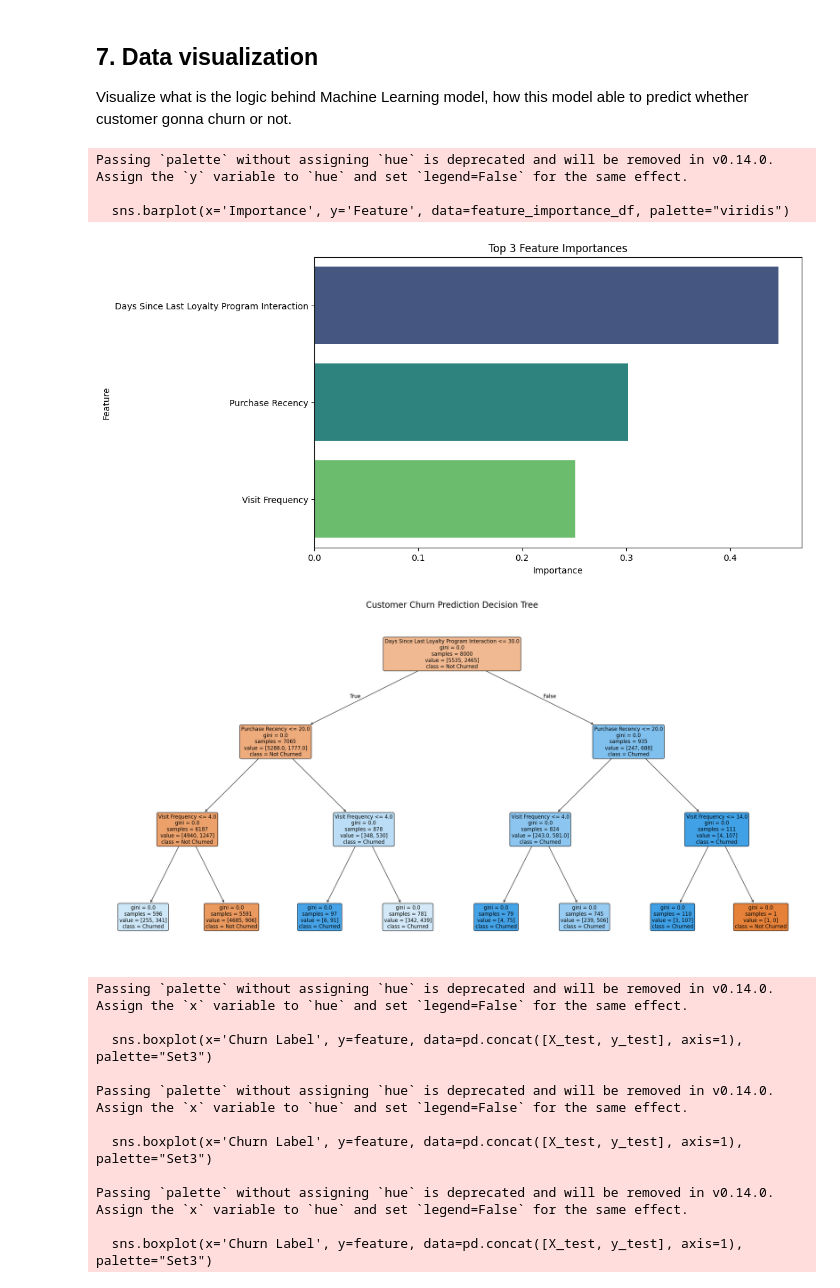
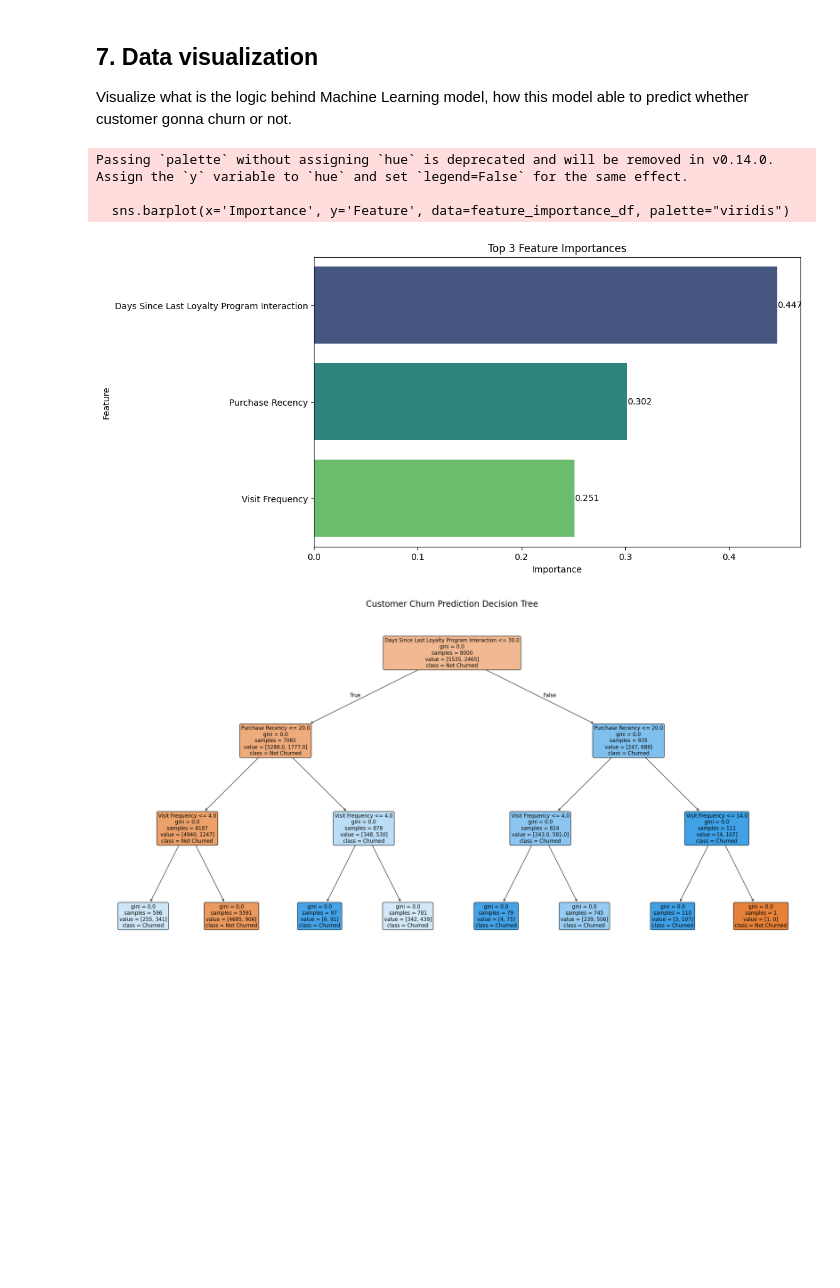
Before and after one commit to randi-source/DS-Introduction, a Jupyter notebook: hands_on/Reduce_Customer_Churn_&_Increase_Retention_Rates.ipynb, the cells around one changed output. Cells and saved outputs as stored; diff of their text form; code cells hidden in the pictures; blank space fills up the shorter version.

```diff
--- a/hands_on/Reduce_Customer_Churn_&_Increase_Retention_Rates.ipynb
+++ b/hands_on/Reduce_Customer_Churn_&_Increase_Retention_Rates.ipynb
@@ -43,7 +43,7 @@ import pandas as pd
 import numpy as np
 
 # Load dataset
-df = pd.read_csv('customer_churn_data.csv', sep=';')
+df = pd.read_csv('https://raw.githubusercontent.com/randi-source/DS-Introduction/main/customer_churn_data.csv', sep=';')
 
 # Convert numeric columns to numeric types, coercing errors to NaN
 numeric_cols = ['Visit Frequency', 'Days Since Last Loyalty Program Interaction', 'Purchase Recency', 'Average Spend per Visit', 'Loyalty Points Earned (Last X Days)', 'Loyalty Points Redeemed (Last X Days)', 'Total Loyalty Points Balance', 'Number of Complaints (Last X Days)']
@@ -215,60 +241,37 @@ import seaborn as sns
 feature_importances = best_dt_model.feature_importances_
 feature_importance_df = pd.DataFrame({'Feature': X_train.columns, 'Importance': feature_importances})
 feature_importance_df = feature_importance_df.sort_values(by='Importance', ascending=False).head(5)
 plt.figure(figsize=(10, 6))
 sns.barplot(x='Importance', y='Feature', data=feature_importance_df, palette="viridis")
 plt.title('Top 3 Feature Importances')
 plt.savefig('feature_importance.png')
+
+# Add value labels to the bars
+for i, v in enumerate(feature_importance_df['Importance']):
+    plt.text(v, i, str(round(v, 3)), color='black', va='center')
+
 plt.show()
-
-# Visualize the decision tree
-# plt.figure(figsize=(20, 10))
-# plot_tree(best_dt_model, feature_names=X_train.columns, class_names=['0', '1'], filled=True, rounded=True)
-# plt.savefig('decision_tree.png')
-# plt.show()
 
 # Visualize the decision tree with improved readability
 plt.figure(figsize=(30, 15))  # Increased figure size for better visibility
 plot_tree(best_dt_model,
           feature_names=X_train.columns,
           class_names=['Not Churned', 'Churned'],  # More descriptive class names
           filled=True,
           rounded=True,
           fontsize=12,  # Larger font size
           proportion=False,  # Show proportions instead of counts
           precision=0)  # Limit decimal places for cleaner display
 
 # Add a title
 plt.title('Customer Churn Prediction Decision Tree', fontsize=20)
 
 # Improve the saved image quality
 plt.savefig('decision_tree.png', dpi=300, bbox_inches='tight')
 plt.show()
-
-# Visualize the relationship between top features and churn label
-top_features = feature_importance_df['Feature'].head(3).tolist()
-plt.figure(figsize=(15, 5))
-for i, feature in enumerate(top_features):
-    plt.subplot(1, 3, i + 1)
-    sns.boxplot(x='Churn Label', y=feature, data=pd.concat([X_test, y_test], axis=1), palette="Set3")
-    plt.title(f'{feature} vs Churn')
-plt.tight_layout()
-plt.savefig('top_features_vs_churn.png')
-plt.show()
 # %% [output]
 Passing `palette` without assigning `hue` is deprecated and will be removed in v0.14.0. Assign the `y` variable to `hue` and set `legend=False` for the same effect.
 
   sns.barplot(x='Importance', y='Feature', data=feature_importance_df, palette="viridis")
-[figure, old version]
+[figure, new version]
 [figure]
-Passing `palette` without assigning `hue` is deprecated and will be removed in v0.14.0. Assign the `x` variable to `hue` and set `legend=False` for the same effect.
-
-  sns.boxplot(x='Churn Label', y=feature, data=pd.concat([X_test, y_test], axis=1), palette="Set3")
-
-Passing `palette` without assigning `hue` is deprecated and will be removed in v0.14.0. Assign the `x` variable to `hue` and set `legend=False` for the same effect.
-
-  sns.boxplot(x='Churn Label', y=feature, data=pd.concat([X_test, y_test], axis=1), palette="Set3")
-
-Passing `palette` without assigning `hue` is deprecated and will be removed in v0.14.0. Assign the `x` variable to `hue` and set `legend=False` for the same effect.
-
-  sns.boxplot(x='Churn Label', y=feature, data=pd.concat([X_test, y_test], axis=1), palette="Set3")
```
Also changed, not shown: parts of 7 cells of this notebook.
